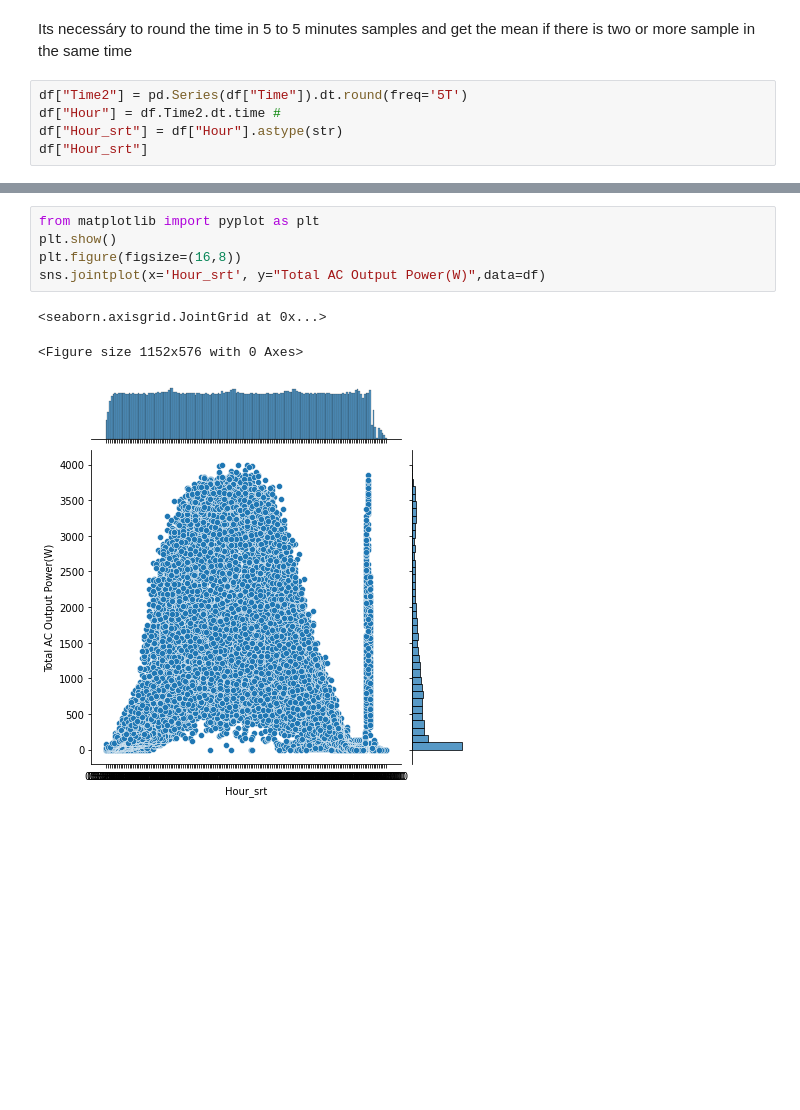
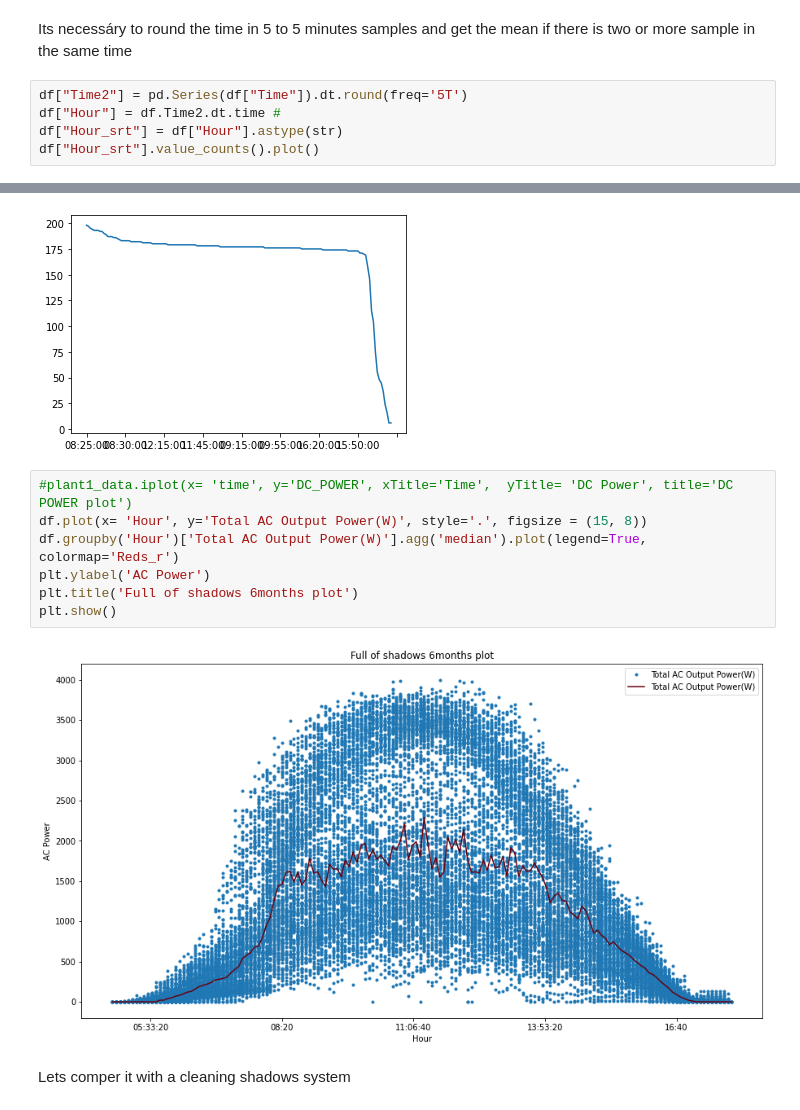
Before and after one commit to oakthyago/Electrical-Demand-Brazil, a Jupyter notebook: photovoltaic-analysis-from-full-of-shadows-system.ipynb, the cells around one changed output, grey strips where cells are left out. Drawn from its saved outputs; the diff is of its cells as text; blank space fills up the shorter version.

Commit message:
Kaggle Notebook | Photovoltaic analysis from full of shadows system | Version 11

```diff
--- a/photovoltaic-analysis-from-full-of-shadows-system.ipynb
+++ b/photovoltaic-analysis-from-full-of-shadows-system.ipynb
@@ -159,5 +155,5 @@ Its necessáry to round the time in 5 to 5 minutes samples and get the mean if t
 df["Time2"] = pd.Series(df["Time"]).dt.round(freq='5T')
 df["Hour"] = df.Time2.dt.time #
 df["Hour_srt"] = df["Hour"].astype(str)
-df["Hour_srt"]
+df["Hour_srt"].value_counts().plot()
 # %% [output]
@@ -176,9 +161,12 @@ Name: Hour_srt, Length: 26757, dtype: object
+[figure, added]
-# %%
-from matplotlib import pyplot as plt
-plt.show()
-plt.figure(figsize=(16,8))
-sns.jointplot(x='Hour_srt', y="Total AC Output Power(W)",data=df)
-# %% [output]
-<seaborn.axisgrid.JointGrid at 0x...>
-<Figure size 1152x576 with 0 Axes>
-[figure, removed]
+# %%
+#plant1_data.iplot(x= 'time', y='DC_POWER', xTitle='Time',  yTitle= 'DC Power', title='DC POWER plot')
+df.plot(x= 'Hour', y='Total AC Output Power(W)', style='.', figsize = (15, 8))
+df.groupby('Hour')['Total AC Output Power(W)'].agg('median').plot(legend=True, colormap='Reds_r')
+plt.ylabel('AC Power')
+plt.title('Full of shadows 6months plot')
+plt.show()
+# %% [output]
+[figure, added]
+# %% [markdown]
+Lets comper it with a cleaning shadows system
```
Also changed, not shown: parts of 6 cells of this notebook.
